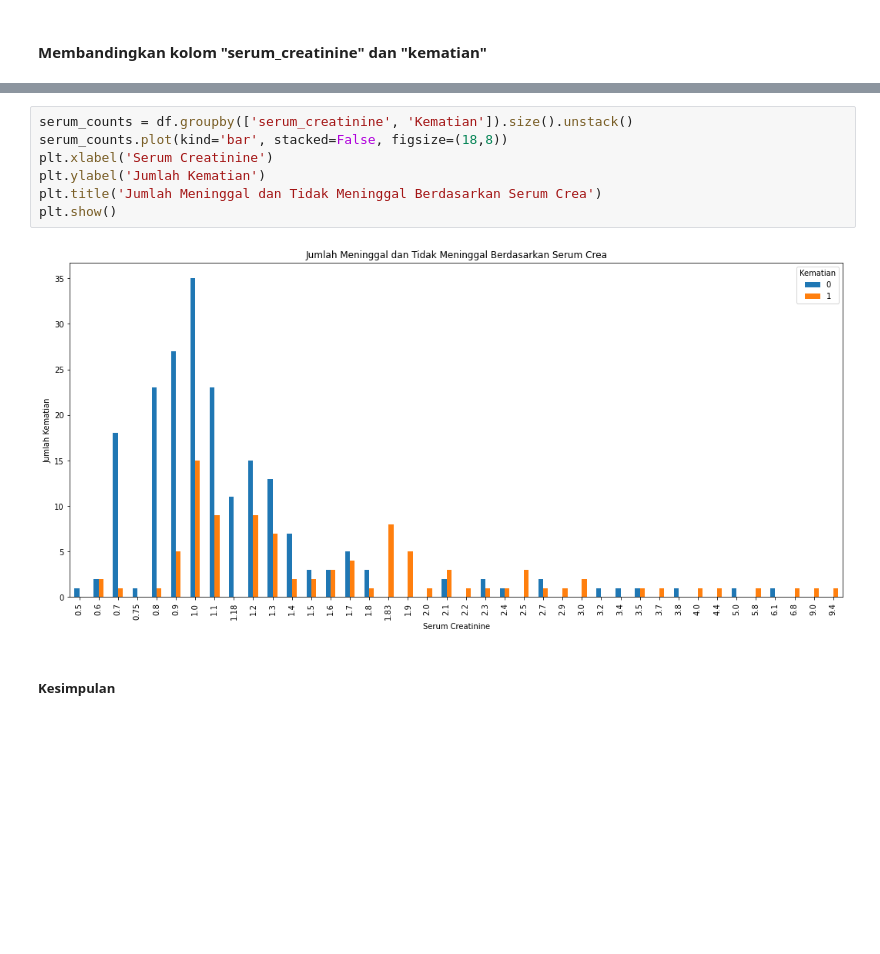
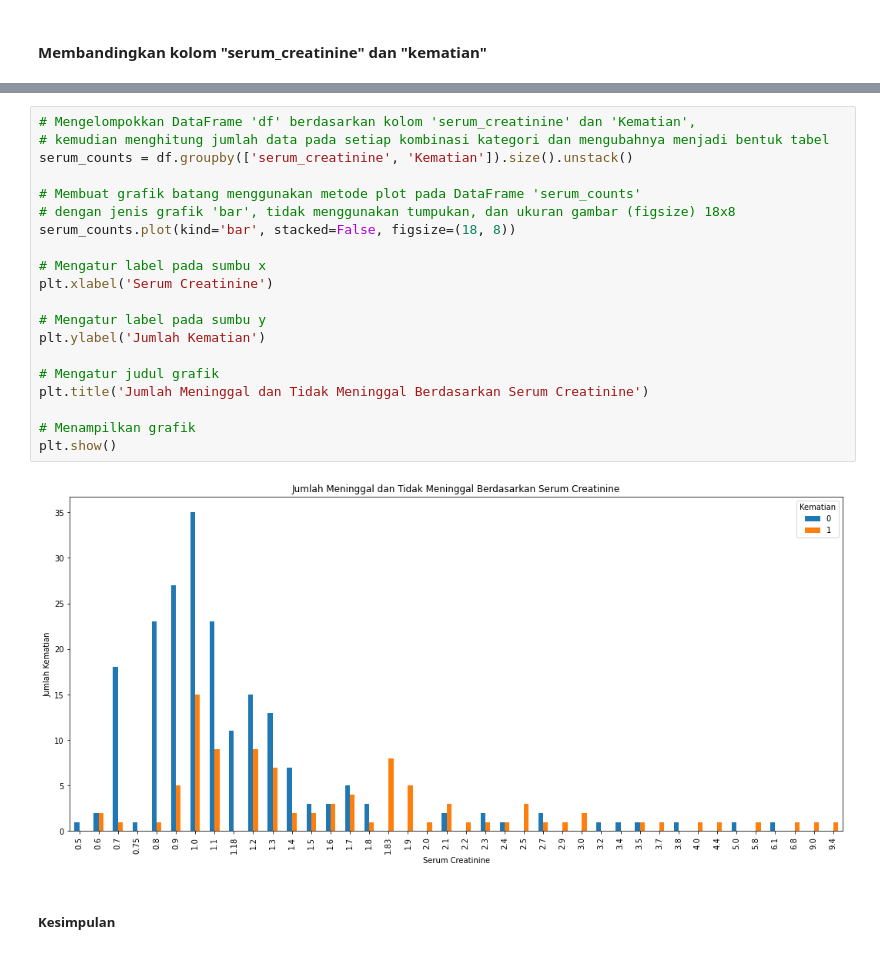
Before and after one commit to Mazcho/Hyperparameter-Tuning-pada-ExtraTreesClassifier-untuk-Prediksi-Gagal-Jantung-Hacktiv8-FinalProject3, a Jupyter notebook: PYTN_KampusMerdeka_FP3_Hacktiv8.ipynb, the cells around one changed output, grey strips where cells are left out. Saved outputs shown, nothing was run; the diff lists cells and outputs as text; blank space fills up the shorter version.

```diff
--- a/PYTN_KampusMerdeka_FP3_Hacktiv8.ipynb
+++ b/PYTN_KampusMerdeka_FP3_Hacktiv8.ipynb
@@ -352,13 +416,26 @@ plt.xticks(ticks=(0,1),labels=['Tidak meninggal','meninggal'])
 [figure]
 # %%
+# Mengelompokkan DataFrame 'df' berdasarkan kolom 'serum_creatinine' dan 'Kematian',
+# kemudian menghitung jumlah data pada setiap kombinasi kategori dan mengubahnya menjadi bentuk tabel
 serum_counts = df.groupby(['serum_creatinine', 'Kematian']).size().unstack()
-serum_counts.plot(kind='bar', stacked=False, figsize=(18,8))
+
+# Membuat grafik batang menggunakan metode plot pada DataFrame 'serum_counts'
+# dengan jenis grafik 'bar', tidak menggunakan tumpukan, dan ukuran gambar (figsize) 18x8
+serum_counts.plot(kind='bar', stacked=False, figsize=(18, 8))
+
+# Mengatur label pada sumbu x
 plt.xlabel('Serum Creatinine')
+
+# Mengatur label pada sumbu y
 plt.ylabel('Jumlah Kematian')
-plt.title('Jumlah Meninggal dan Tidak Meninggal Berdasarkan Serum Crea')
+
+# Mengatur judul grafik
+plt.title('Jumlah Meninggal dan Tidak Meninggal Berdasarkan Serum Creatinine')
+
+# Menampilkan grafik
 plt.show()
 # %% [output]
-[figure, old version]
+[figure, new version]
 # %% [markdown]
 ##### Kesimpulan
 # %% [markdown]
```
Also changed, not shown: parts of 45 cells of this notebook.
